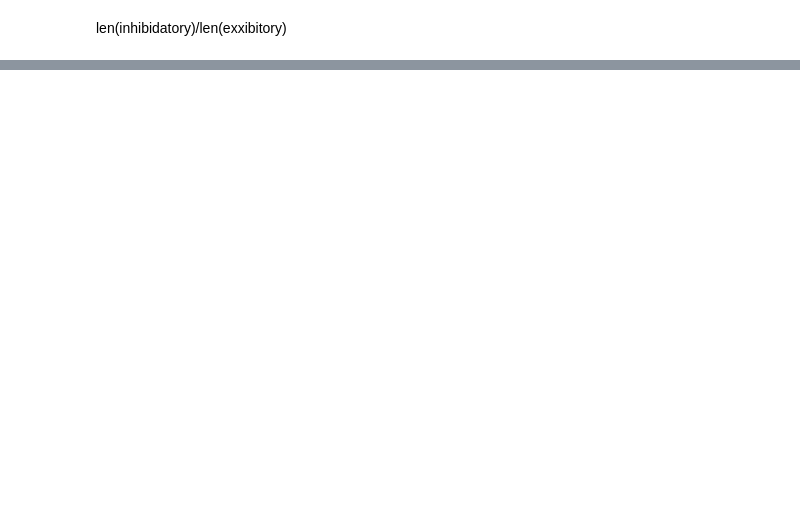
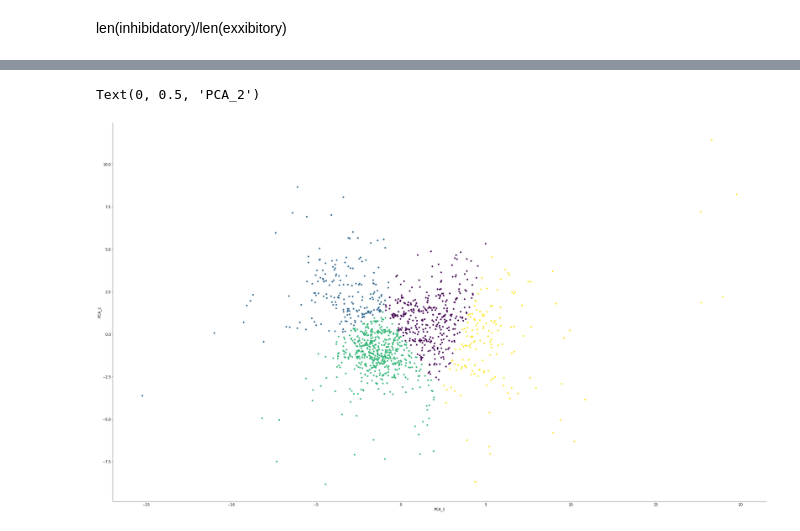
Before and after one commit to 2walkingfish/Neuromatch_Project_133, a Jupyter notebook: Explore_steinmetz_extra_dataset.ipynb, the cells around one changed output, grey strips where cells are left out. Saved outputs shown, nothing was run; the diff lists cells and outputs as text; code cells hidden in the pictures; blank space fills up the shorter version.

```diff
--- a/Explore_steinmetz_extra_dataset.ipynb
+++ b/Explore_steinmetz_extra_dataset.ipynb
@@ -201,0 +222,18 @@ plt.scatter(transformation_results[:,0],transformation_results[:,1], c= labels)
+# %%
+kmeans = KMeans(n_clusters = 4,  random_state=1).fit(transformation_results)
+labels_kmeans = kmeans.labels_
+
+plt.figure(figsize=(30,30))
+
+plt.scatter(transformation_results[:,0],transformation_results[:,1], c= labels_kmeans)
+plt.gca().set_aspect('equal', adjustable='box')
+
+plt.xlabel('PCA_1')
+plt.ylabel('PCA_2')
+
+# 1. optimal number of clusters?
+# 2. cluster with different pca selected; leave out method
+# 3. how often unit has the same label?
+# %% [output]
+Text(0, 0.5, 'PCA_2')
+[figure, added]
```
Also changed, not shown: parts of 8 cells of this notebook.
